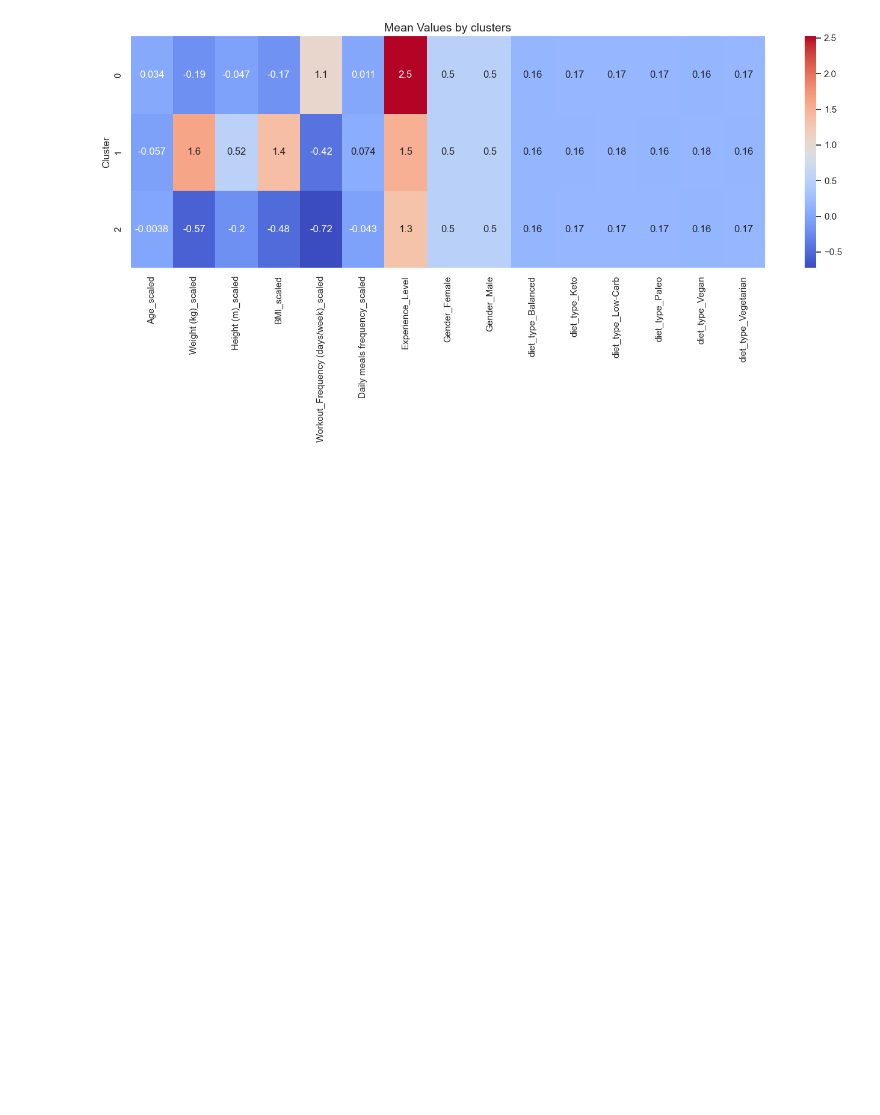
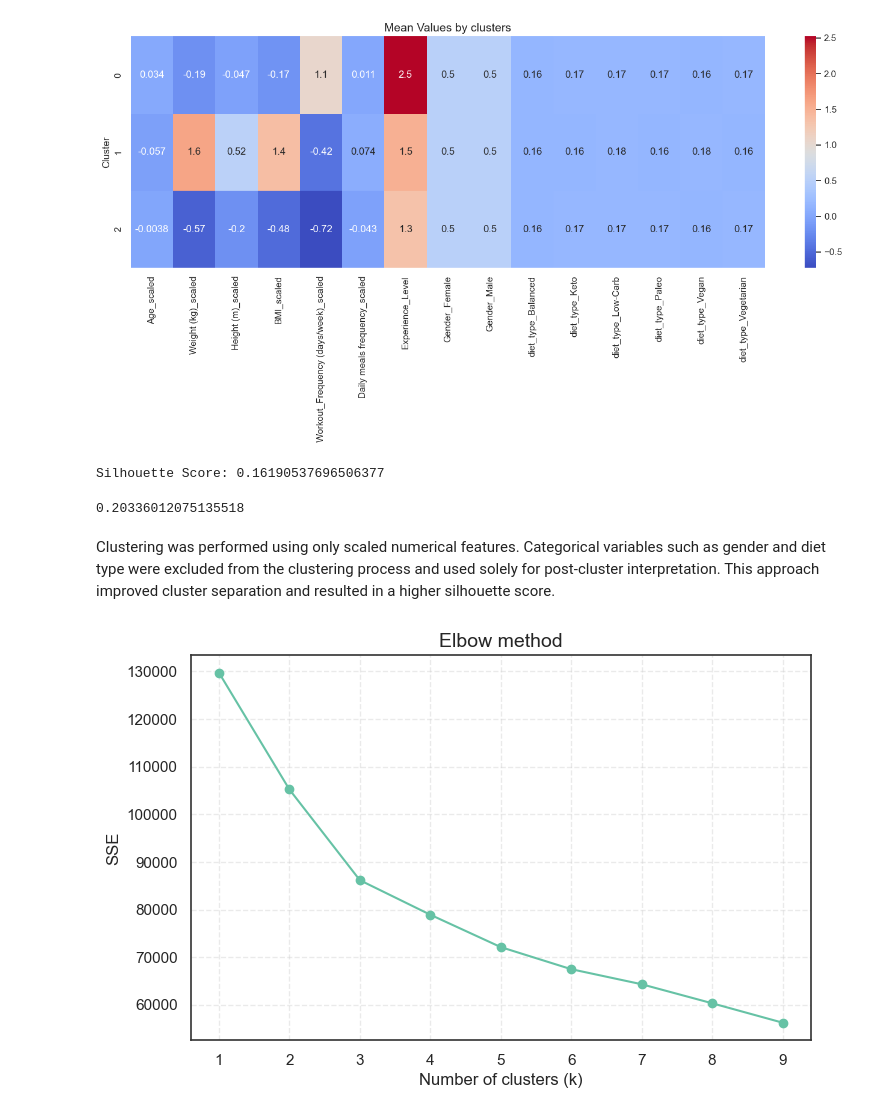
Before and after one commit to Aigerim05/Personalized-Workout-Nutrition-plans-generation-, a Jupyter notebook: Clustering.ipynb, the cells around one changed output. Cells and saved outputs as stored; diff of their text form; code cells hidden in the pictures; blank space fills up the shorter version.

```diff
--- a/Clustering.ipynb
+++ b/Clustering.ipynb
@@ -155,3 +155,37 @@ plt.title('Mean Values by clusters')
 plt.show()
 # %% [output]
 [figure]
+# %%
+score = silhouette_score(X, kmeans.labels_)
+print("Silhouette Score:", score)
+# %% [output]
+Silhouette Score: 0.16190537696506377
+# %%
+features_no_diet = [c for c in final_features if not c.startswith('diet_type') and not c.startswith('Gender')]
+X2 = df_user_data[features_no_diet].values
+
+kmeans = KMeans(n_clusters=3, random_state=42)
+labels = kmeans.fit_predict(X2)
+print(silhouette_score(X2, labels))
+# %% [output]
+0.20336012075135518
+# %% [markdown]
+Clustering was performed using only scaled numerical features. Categorical variables such as gender and diet type were excluded from the clustering process and used solely for post-cluster interpretation. This approach improved cluster separation and resulted in a higher silhouette score.
+# %%
+cluster_features = features_no_diet
+
+sse = []
+k_range = range(1, 10)
+for k in k_range:
+    kmeans = KMeans(n_clusters=k, random_state=42)
+    kmeans.fit(X2)
+    sse.append(kmeans.inertia_)
+
+plt.figure(figsize=(8,5))
+plt.plot(k_range, sse, marker='o')
+plt.xlabel('Number of clusters (k)')
+plt.ylabel('SSE')
+plt.title('Elbow method')
+plt.show()
+# %% [output]
+[figure, added]
```
Also changed, not shown: parts of 15 cells of this notebook, 2 other files.
